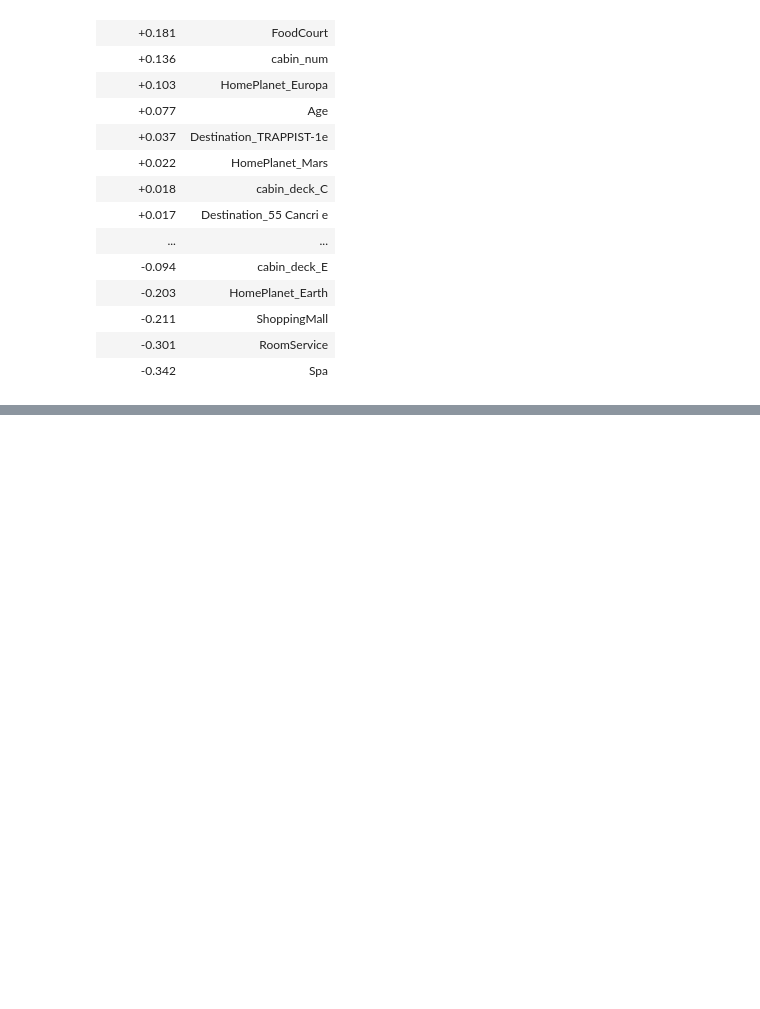
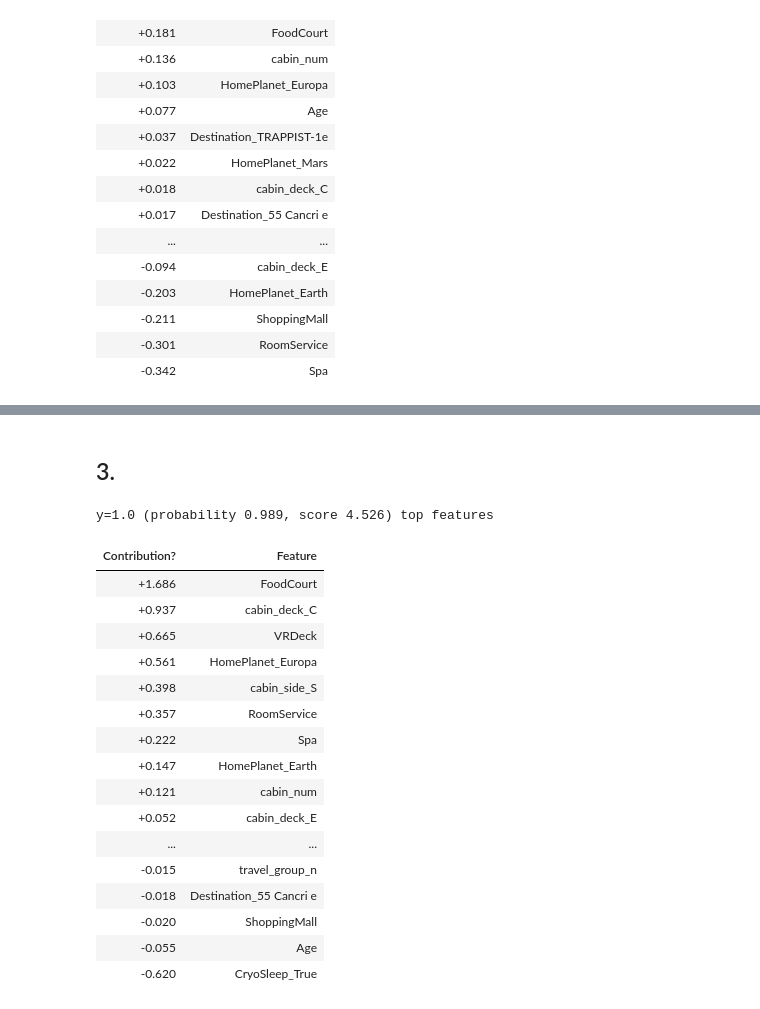
Before and after one commit to vvvvvaves/projector_ml_beginning, a Jupyter notebook: hw_Model_interpretation.ipynb, the cells around one changed output, grey strips where cells are left out. Cells and saved outputs as stored; diff of their text form; code cells hidden in the pictures; blank space fills up the shorter version.

```diff
--- a/hw_Model_interpretation.ipynb
+++ b/hw_Model_interpretation.ipynb
@@ -215,0 +316,23 @@ y=0.0 (probability 0.550, score -0.199) top features
+# %% [markdown]
+## 3.
+# %%
+explain_prediction(xgb_clf, train_X.iloc[r[2]])
+# %% [output]
+y=1.0 (probability 0.989, score 4.526) top features
+| Contribution? | Feature |
+| +1.686 | FoodCourt |
+| +0.937 | cabin_deck_C |
+| +0.665 | VRDeck |
+| +0.561 | HomePlanet_Europa |
+| +0.398 | cabin_side_S |
+| +0.357 | RoomService |
+| +0.222 | Spa |
+| +0.147 | HomePlanet_Earth |
+| +0.121 | cabin_num |
+| +0.052 | cabin_deck_E |
+| ... | ... |
+| -0.015 | travel_group_n |
+| -0.018 | Destination_55 Cancri e |
+| -0.020 | ShoppingMall |
+| -0.055 | Age |
+| -0.620 | CryoSleep_True |
```
Also changed, not shown: parts of 23 cells of this notebook.
